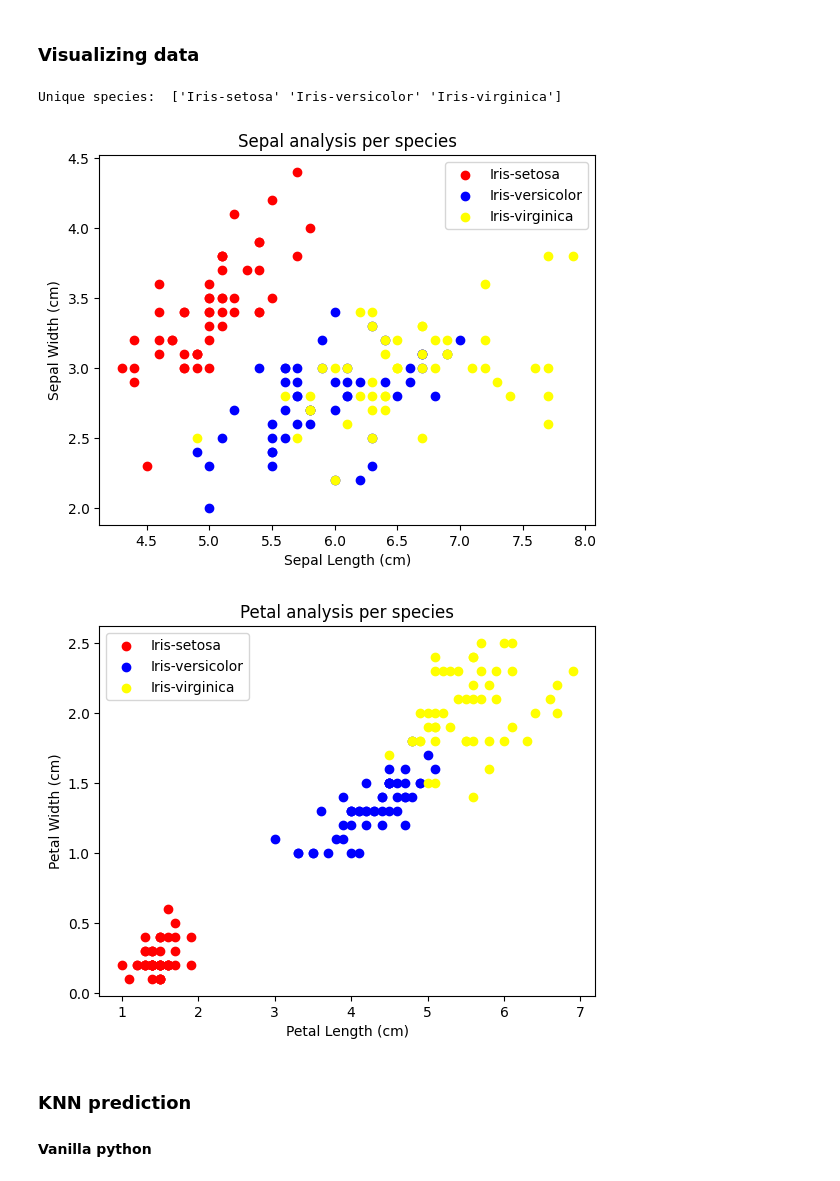
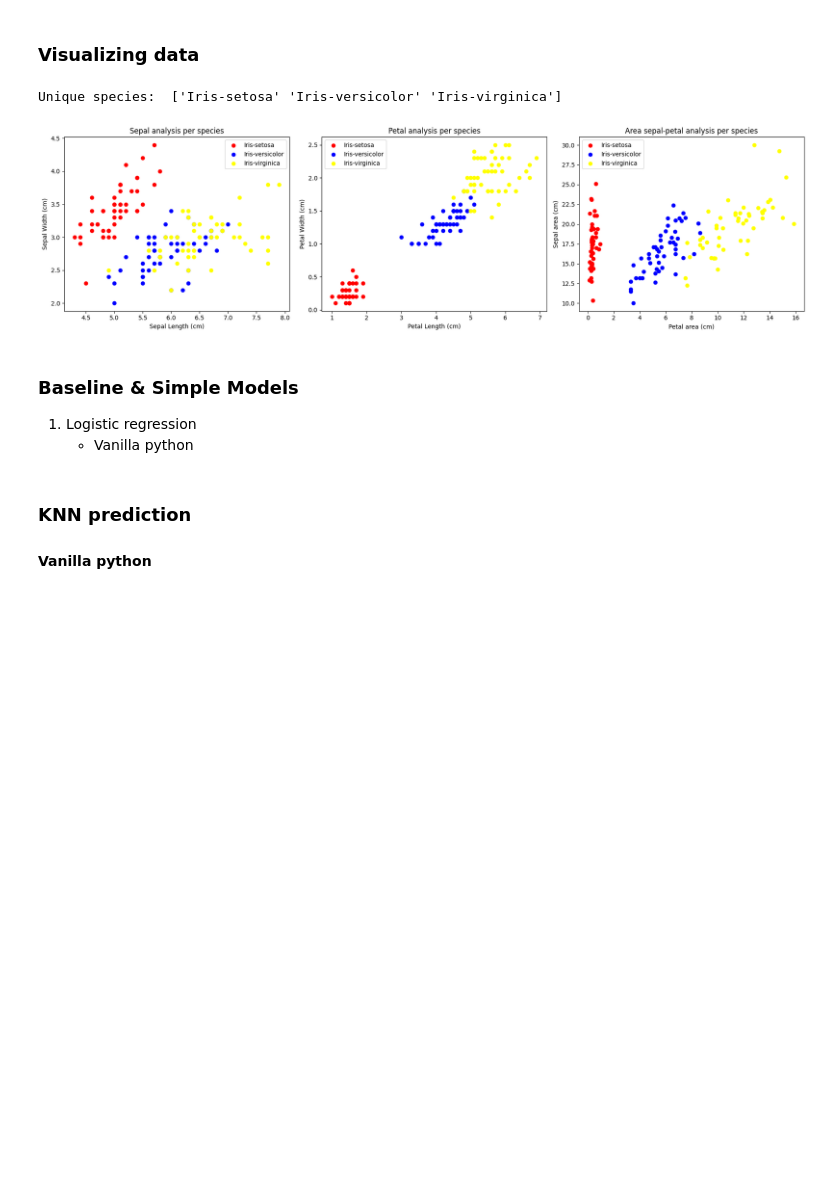
Before and after one commit to Pilibab/iris_classificaion_model, a Jupyter notebook: iris_classifier.ipynb, the cells around one changed output. Cells and saved outputs as stored; diff of their text form; code cells hidden in the pictures; blank space fills up the shorter version.

```diff
--- a/iris_classifier.ipynb
+++ b/iris_classifier.ipynb
@@ -30,49 +30,73 @@ colors = {
     "Iris-virginica":"yellow"
 }
 
+# Create a figure with 3 side-by-side axes
+fig, axes = plt.subplots(1, 3, figsize=(18, 5))  # 1 row, 3 columns
+
+# species data frame
 setosa_df = iris_df[iris_df["Species"] == "Iris-setosa"]
 virginica_df = iris_df[iris_df["Species"] == "Iris-virginica"]
 versicolor_df = iris_df[iris_df["Species"] == "Iris-versicolor"]
 
 # print(f"\n setosa \n {setosa_df.head()}")
 # print(f"\n virginica \n {virginica_df.head()}" )
 # print(f"\n versicolor \n {versicolor_df.head()}")
 
 # sepal area between species
 for sp in species:
     subset = iris_df[iris_df["Species"] == sp]
     # compiles till we plot
-    plt.scatter(
+    axes[0].scatter(
         subset["SepalLengthCm"],
         subset["SepalWidthCm"],
         color=colors[sp],
         label=sp
     )
 
-plt.xlabel("Sepal Length (cm)")
-plt.ylabel("Sepal Width (cm)")
-plt.title("Sepal analysis per species")
-plt.legend()
-plt.show()
+axes[0].set_xlabel("Sepal Length (cm)")
+axes[0].set_ylabel("Sepal Width (cm)")
+axes[0].set_title("Sepal analysis per species")
+axes[0].legend()
+
 
 # petal area between species
-
 for sp in species:
     subset = iris_df[iris_df["Species"] == sp]
     # compiles till we plot
-    plt.scatter(
+    axes[1].scatter(
         subset["PetalLengthCm"],
         subset["PetalWidthCm"],
         color=colors[sp],
         label=sp
     )
 
-plt.xlabel("Petal Length (cm)")
-plt.ylabel("Petal Width (cm)")
-plt.title("Petal analysis per species")
-plt.legend()
+axes[1].set_xlabel("Petal Length (cm)")
+axes[1].set_ylabel("Petal Width (cm)")
+axes[1].set_title("Petal analysis per species")
+axes[1].legend()
+
+# area petal-sepal analysis
+for sp in species:
+    subset = iris_df[iris_df["Species"] == sp]
+    # compiles till we plot
+    axes[2].scatter(
+        subset["PetalLengthCm"] * subset["PetalWidthCm"],
+        subset["SepalLengthCm"] * subset["SepalWidthCm"],
+        color=colors[sp],
+        label=sp
+    )
+
+axes[2].set_xlabel("Petal area (cm)")
+axes[2].set_ylabel("Sepal area (cm)")
+axes[2].set_title("Area sepal-petal analysis per species")
+axes[2].legend()
+
+plt.tight_layout()
 plt.show()
 # %% [output]
 Unique species:  ['Iris-setosa' 'Iris-versicolor' 'Iris-virginica']
-[figure, old version]
+[figure, new version]
-[figure, removed]
+# %% [markdown]
+### **Baseline & Simple Models**
+1. Logistic regression
+    - Vanilla python
```
Also changed, not shown: parts of 1 cell of this notebook.
